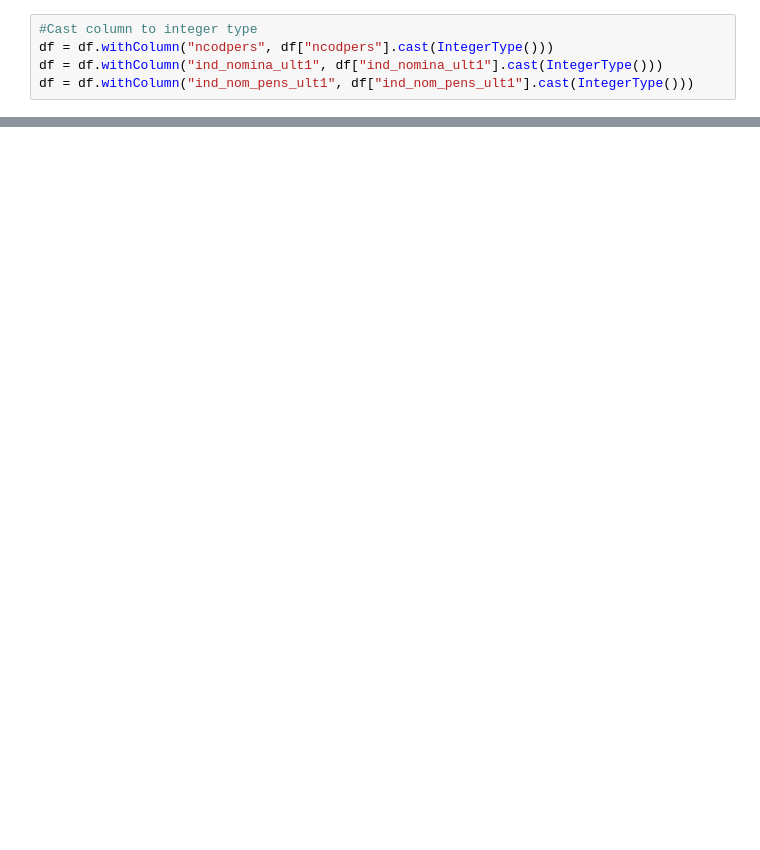
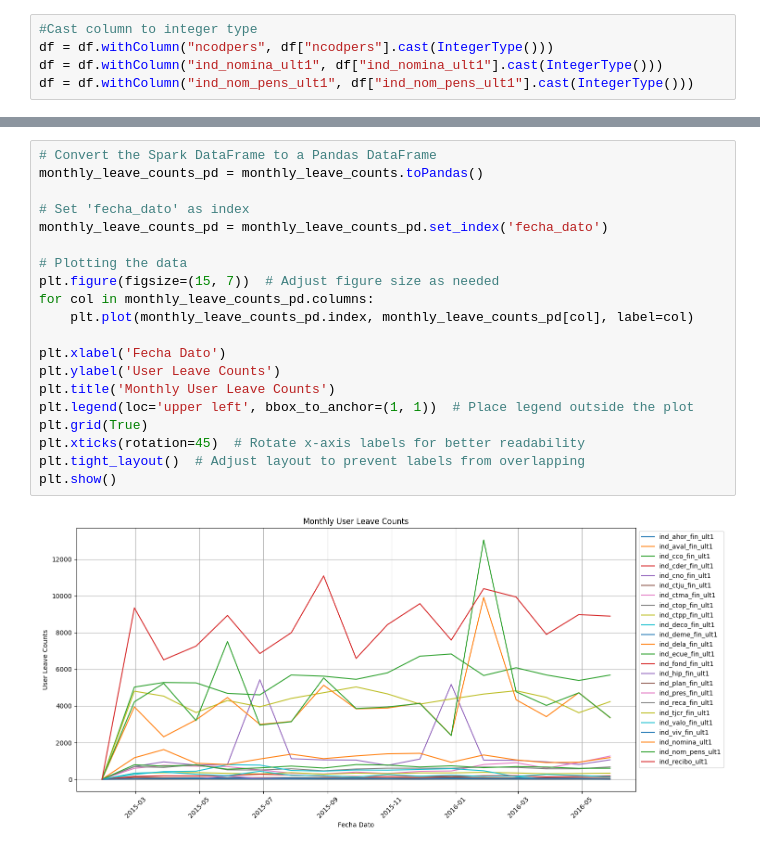
Before and after one commit to ToJupiter/ProductRecommendation, a Jupyter notebook: data_ana.ipynb, the cells around one changed output, grey strips where cells are left out. Saved outputs shown, nothing was run; the diff lists cells and outputs as text; blank space fills up the shorter version.

```diff
--- a/data_ana.ipynb
+++ b/data_ana.ipynb
@@ -588,0 +199,22 @@ Feature: ind_recibo_ult1, Impact: 0.3266004654962518
+# %%
+# Convert the Spark DataFrame to a Pandas DataFrame
+monthly_leave_counts_pd = monthly_leave_counts.toPandas()
+
+# Set 'fecha_dato' as index
+monthly_leave_counts_pd = monthly_leave_counts_pd.set_index('fecha_dato')
+
+# Plotting the data
+plt.figure(figsize=(15, 7))  # Adjust figure size as needed
+for col in monthly_leave_counts_pd.columns:
+    plt.plot(monthly_leave_counts_pd.index, monthly_leave_counts_pd[col], label=col)
+
+plt.xlabel('Fecha Dato')
+plt.ylabel('User Leave Counts')
+plt.title('Monthly User Leave Counts')
+plt.legend(loc='upper left', bbox_to_anchor=(1, 1))  # Place legend outside the plot
+plt.grid(True)
+plt.xticks(rotation=45)  # Rotate x-axis labels for better readability
+plt.tight_layout()  # Adjust layout to prevent labels from overlapping
+plt.show()
+# %% [output]
+[figure, added]
```
Also changed, not shown: parts of 41 cells of this notebook, 2 other files.
